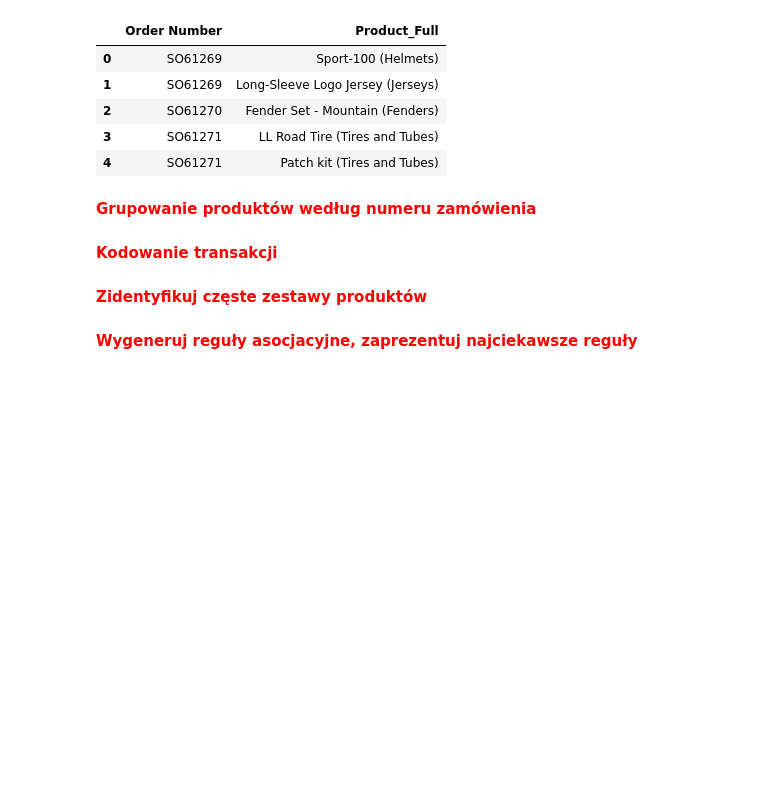
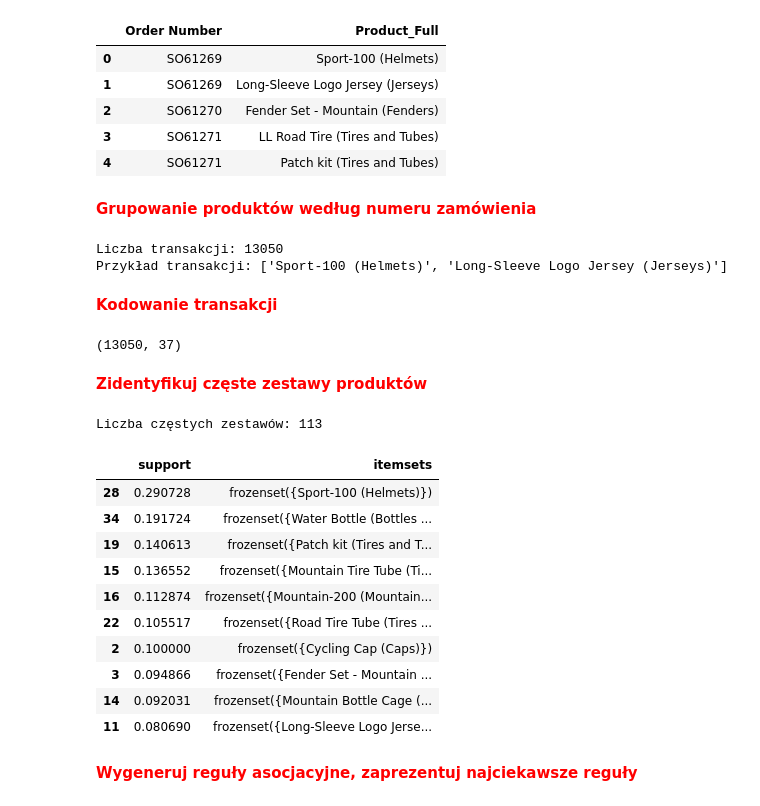
Before and after one commit to MattyMroz/ML, a Jupyter notebook: Lab11/Zadanie.ipynb, the cells around one changed output. Saved outputs shown, nothing was run; the diff lists cells and outputs as text; code cells hidden in the pictures; blank space fills up the shorter version.

```diff
--- a/Lab11/Zadanie.ipynb
+++ b/Lab11/Zadanie.ipynb
@@ -196,13 +278,46 @@ df_associate.head()
 | 4 | SO61271 | Patch kit (Tires and Tubes) |
 # %% [markdown]
 <span style="color: red; font-weight: bold;">Grupowanie produktów według numeru zamówienia</span>
+# %%
+
+# Grupowanie produktów według numeru zamówienia
+basket = df_associate.groupby('Order Number')['Product_Full'].apply(list)
+transactions = basket.tolist()
+print(f"Liczba transakcji: {len(transactions)}")
+print("Przykład transakcji:", transactions[0])
+# %% [output]
+Liczba transakcji: 13050
+Przykład transakcji: ['Sport-100 (Helmets)', 'Long-Sleeve Logo Jersey (Jerseys)']
 # %% [markdown]
 <span style="color: red; font-weight: bold;">Kodowanie transakcji</span>
 # %%
+
 # Kodowanie transakcji
+te = TransactionEncoder()
+df_encoded = pd.DataFrame(te.fit_transform(transactions), columns=te.columns_)
+df_encoded.shape
+# %% [output]
+(13050, 37)
 # %% [markdown]
 <span style="color: red; font-weight: bold;">Zidentyfikuj częste zestawy produktów</span>
 # %%
+
 # Apriori – zestawy częste (min_support=0.01)
+frequent_itemsets = apriori(df_encoded, min_support=0.01, use_colnames=True)
+print(f"Liczba częstych zestawów: {len(frequent_itemsets)}")
+frequent_itemsets.sort_values('support', ascending=False).head(10)
+# %% [output]
+Liczba częstych zestawów: 113
+|  | support | itemsets |
+| 28 | 0.290728 | frozenset({Sport-100 (Helmets)}) |
+| 34 | 0.191724 | frozenset({Water Bottle (Bottles ... |
+| 19 | 0.140613 | frozenset({Patch kit (Tires and T... |
+| 15 | 0.136552 | frozenset({Mountain Tire Tube (Ti... |
+| 16 | 0.112874 | frozenset({Mountain-200 (Mountain... |
+| 22 | 0.105517 | frozenset({Road Tire Tube (Tires ... |
+| 2 | 0.100000 | frozenset({Cycling Cap (Caps)}) |
+| 3 | 0.094866 | frozenset({Fender Set - Mountain ... |
+| 14 | 0.092031 | frozenset({Mountain Bottle Cage (... |
+| 11 | 0.080690 | frozenset({Long-Sleeve Logo Jerse... |
 # %% [markdown]
 <span style="color: red; font-weight: bold;">Wygeneruj reguły asocjacyjne, zaprezentuj najciekawsze reguły</span>
```
Also changed, not shown: parts of 10 cells of this notebook, 1 other file.
